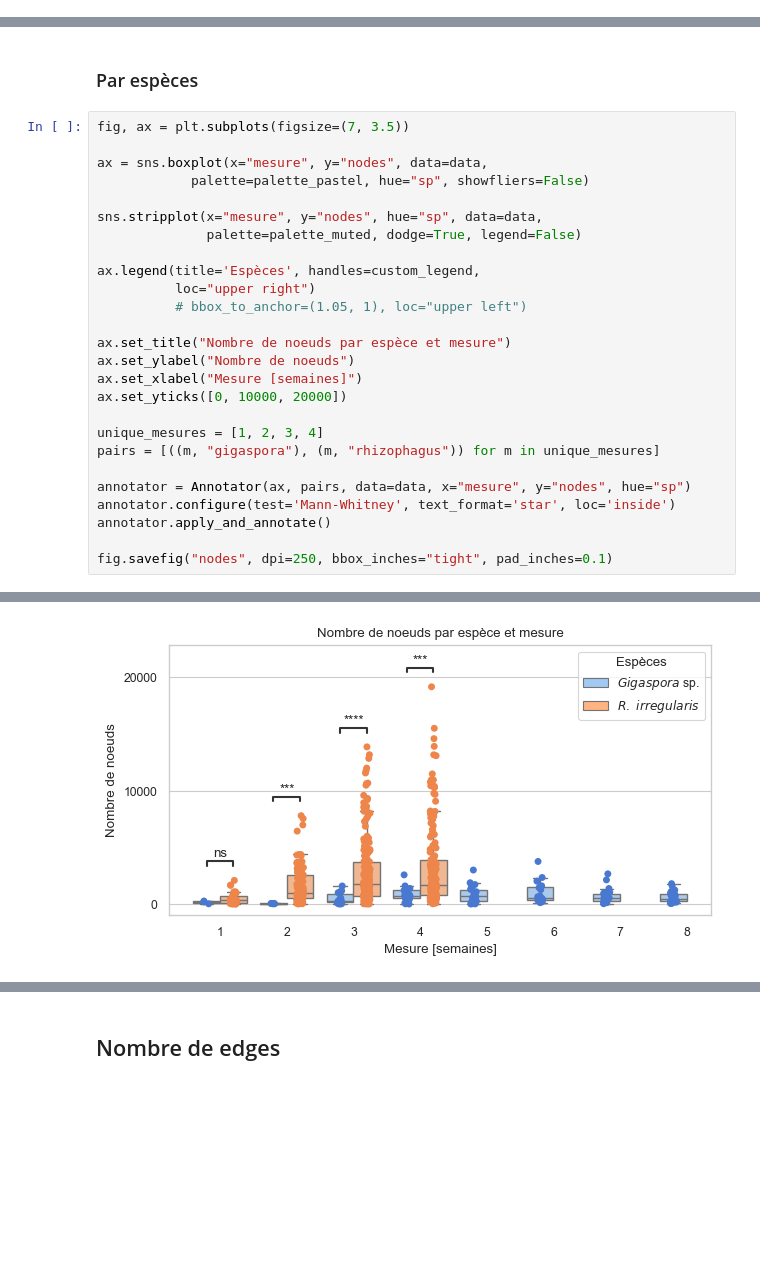
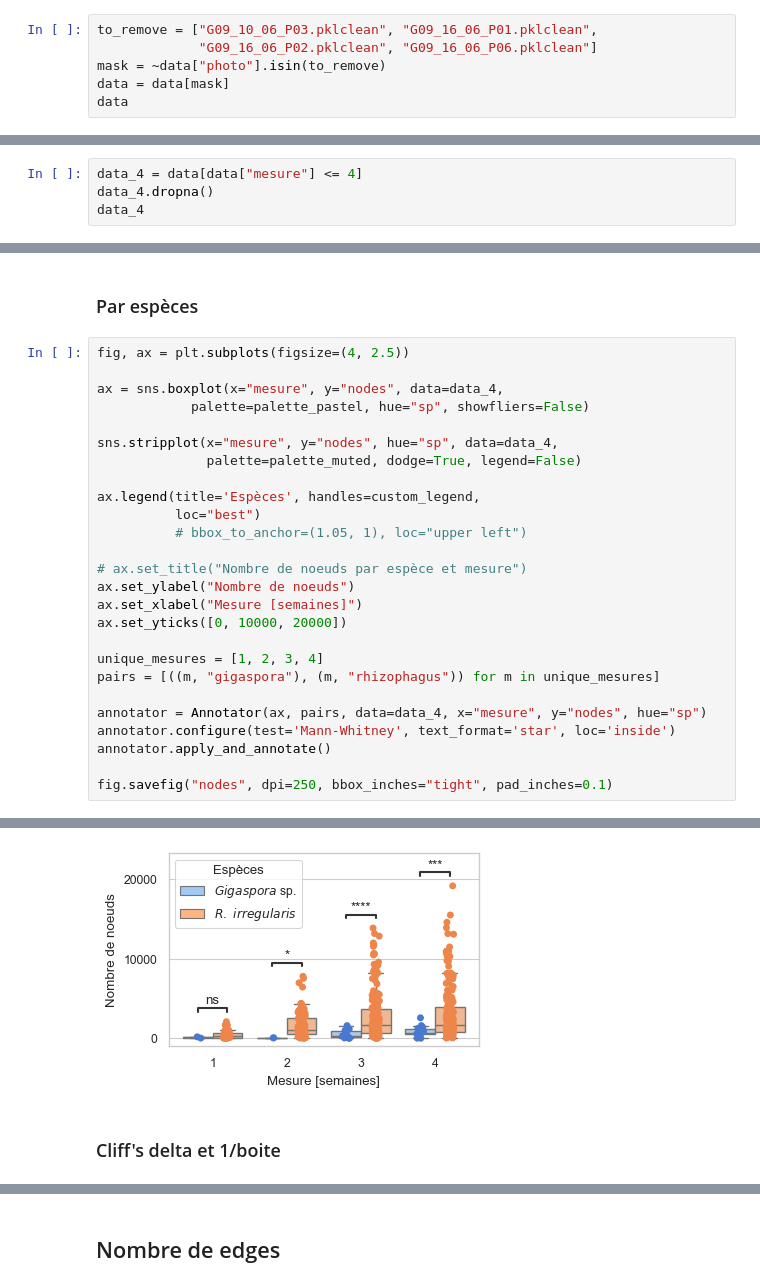
Before and after one commit to ReneeLocr/Masters_thesis, a Jupyter notebook: notebooks/data_analysis.ipynb, the cells around one changed output, grey strips where cells are left out. Cells and saved outputs as stored; diff of their text form; blank space fills up the shorter version.

Commit message:
multiple changes
main changes :
added statistical analysis
changed and added plots

```diff
--- a/notebooks/data_analysis.ipynb
+++ b/notebooks/data_analysis.ipynb
@@ -20,2 +21,8 @@ os.chdir("../results/csv")
 # %%
 data = pd.read_csv("data.csv")
+# %%
+to_remove = ["G09_10_06_P03.pklclean", "G09_16_06_P01.pklclean",
+             "G09_16_06_P02.pklclean", "G09_16_06_P06.pklclean"]
+mask = ~data["photo"].isin(to_remove)
+data = data[mask]
+data
@@ -21,0 +43,4 @@ data = pd.read_csv("data.csv")
+# %%
+data_4 = data[data["mesure"] <= 4]
+data_4.dropna()
+data_4
@@ -100,19 +255,19 @@ fig.savefig("nodes_w3", dpi=250, bbox_inches="tight", pad_inches=0.1)
 # %% [markdown]
 ### Par espèces
 # %%
-fig, ax = plt.subplots(figsize=(7, 3.5))
+fig, ax = plt.subplots(figsize=(4, 2.5))
 
-ax = sns.boxplot(x="mesure", y="nodes", data=data,
+ax = sns.boxplot(x="mesure", y="nodes", data=data_4,
             palette=palette_pastel, hue="sp", showfliers=False)
 
-sns.stripplot(x="mesure", y="nodes", hue="sp", data=data,
+sns.stripplot(x="mesure", y="nodes", hue="sp", data=data_4,
               palette=palette_muted, dodge=True, legend=False)
 
 ax.legend(title='Espèces', handles=custom_legend,
-          loc="upper right")
+          loc="best")
           # bbox_to_anchor=(1.05, 1), loc="upper left")
 
-ax.set_title("Nombre de noeuds par espèce et mesure")
+# ax.set_title("Nombre de noeuds par espèce et mesure")
 ax.set_ylabel("Nombre de noeuds")
 ax.set_xlabel("Mesure [semaines]")
 ax.set_yticks([0, 10000, 20000])
@@ -120,7 +275,7 @@ ax.set_yticks([0, 10000, 20000])
 unique_mesures = [1, 2, 3, 4]
 pairs = [((m, "gigaspora"), (m, "rhizophagus")) for m in unique_mesures]
 
-annotator = Annotator(ax, pairs, data=data, x="mesure", y="nodes", hue="sp")
+annotator = Annotator(ax, pairs, data=data_4, x="mesure", y="nodes", hue="sp")
 annotator.configure(test='Mann-Whitney', text_format='star', loc='inside')
 annotator.apply_and_annotate()
 
@@ -138,3 +293,5 @@ p-value annotation legend:
 3_gigaspora vs. 3_rhizophagus: Mann-Whitney-Wilcoxon test two-sided, P_val:2.585e-05 U_stat=3.885e+02
 4_gigaspora vs. 4_rhizophagus: Mann-Whitney-Wilcoxon test two-sided, P_val:6.168e-04 U_stat=6.505e+02
-[figure, old version]
+[figure, new version]
+# %% [markdown]
+### Cliff's delta et 1/boite
```
Also changed, not shown: parts of 138 cells of this notebook, 6 other files.
